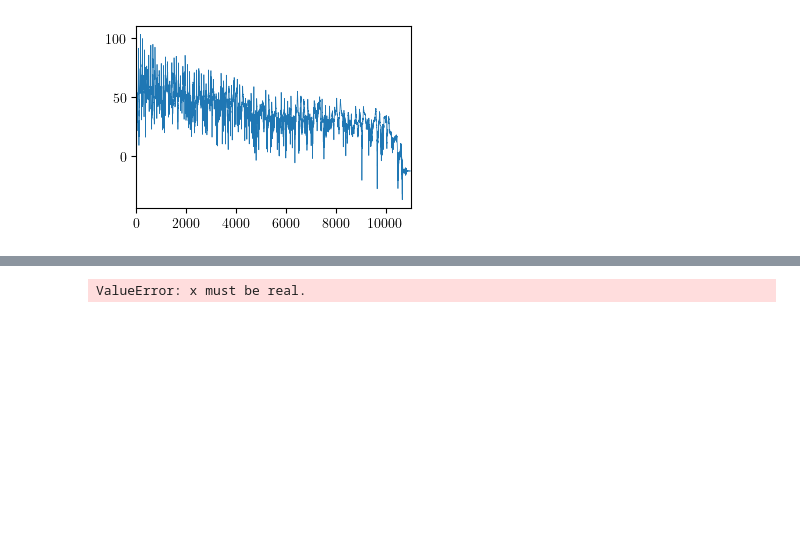
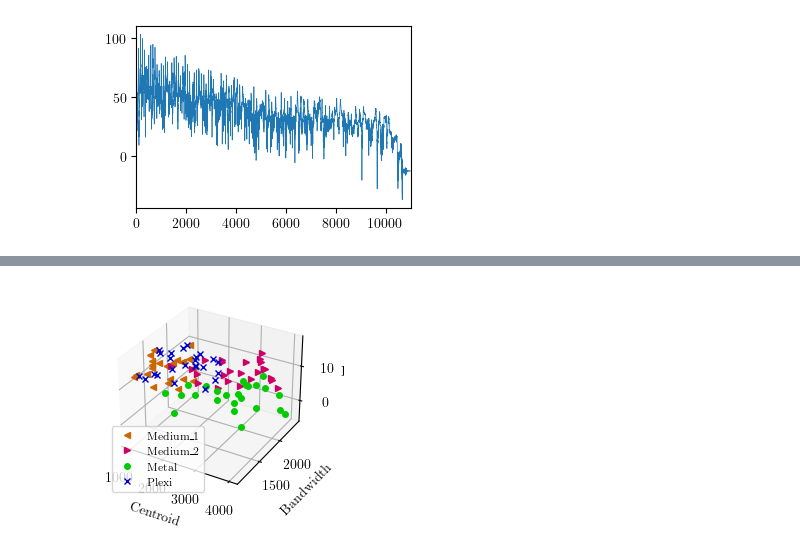
Before and after one commit to peladeaucome/ATIAM-PAM-AnalyseInstruments, a Jupyter notebook: Notebooks/come_cartographie.ipynb, the cells around one changed output, grey strips where cells are left out. Drawn from its saved outputs; the diff is of its cells as text; code cells hidden in the pictures; blank space fills up the shorter version.

```diff
--- a/Notebooks/come_cartographie.ipynb
+++ b/Notebooks/come_cartographie.ipynb
@@ -350,19 +194,6 @@ ester_factor = 10
 
 num_bands = 64
 
-## Initializing output vectors
-
-## Computations
-xHarmo, xNoise = multiband_HN(
-    x,
-    tracking_method = 'FAPI',
-    num_bands = num_bands,
-    ester_factor=ester_factor,
-    window_length=window_length,
-    hop_length=hop_length,
-    FAPI_beta = .95)
-
-
 folder_mesures = os.path.join(
     '..',
     '..',
@@ -371,7 +202,7 @@ folder_mesures = os.path.join(
 
 list_tables = ['Medium_1', 'Medium_2', 'Metal', 'Plexi']
 list_cordes = ['C_1', 'C_2', 'C_3', 'C_4', 'C_5', 'C_6']
-list_cordes = ['C_3']
+#list_cordes = ['C_3']
 list_plectres = ['P_1', 'P_2', 'P_3', 'P_4']
 
 color_list = [(.8, .4, 0), (.8, 0, .4), (0, .8, 0), (0, 0, .8)]
@@ -379,7 +210,7 @@ marker_list = ['<', '>', 'o', 'x']
 sr_hz = 16384
 
 
-plt.figure(figsize = figsize)
+ax = plt.figure(figsize = figsize).add_subplot(projection = '3d')
 for i, table_str in enumerate(list_tables):
     color  = color_list[i]
     marker = marker_list[i]
@@ -393,48 +224,51 @@ for i, table_str in enumerate(list_tables):
             file_name = os.path.join(
                 folder_mesures,
                 table_str,
                 'Corde_Acier',
                 corde_str + '_' + plectre_str+ '.mat'
             )
             data = scipy.io.loadmat(file_name)
             sr_hz_old =  data['fs'][0,0]
             x = data['acc_t'][:,0].T
 
+            start_idx = np.argmax(np.abs(sig.hilbert(x)))
+            x = x[start_idx:start_idx+int(3*sr_hz_old)]
             x = librosa.resample(x, orig_sr = sr_hz_old, target_sr = sr_hz)
             t = np.arange(len(x))/sr_hz
 
-            print('x')
-
-            xHarmo, x = multiband_HN(
-                np.real(x),
-                tracking_method = 'FAPI',
-                num_bands = num_bands,
-                ester_factor=ester_factor,
-                window_length=window_length,
-                hop_length=hop_length,
-                FAPI_beta = .95)
+            #xHarmo, xNoise = multiband_HN(
+            #    np.real(x),
+            #    tracking_method = 'FAPI',
+            #    num_bands = num_bands,
+            #    ester_factor=ester_factor,
+            #    window_length=window_length,
+            #    hop_length=hop_length,
+            #    FAPI_beta = .95)
 
             x_fft = np.fft.rfft(x)
             f = np.fft.rfftfreq(len(x), 1/sr_hz)
 
             spectral_centroid = compute_spectralCentroid(
                 x_fft, f)
             spectral_bandwidth = compute_spectralBandwidth(
-                x_fft, f, order = 4, centroid = spectral_centroid)
+                x_fft, f, order = 2, centroid = spectral_centroid)
             RMS = compute_RMS(x)
             ZCR = compute_ZCR(x)
 
             centroid_list.append(spectral_centroid)
             bandwidth_list.append(spectral_bandwidth)
             RMS_list.append(dB20(RMS))
             ZCR_list.append(ZCR)
-    plt.plot(RMS_list, ZCR_list, linestyle = ' ', marker = marker, color = color, label = table_str, markersize = 4)
-    plt.xlabel('RMS')
-    plt.ylabel('ZCR')
+    ax.plot(centroid_list, bandwidth_list, zs = RMS_list, linestyle = ' ', marker = marker, color = color, label = table_str, markersize = 4)
+ax.set_xlabel('Centroid')
+ax.set_ylabel('Bandwidth')
+ax.set_zlabel('RMS')
+#ax.set_title('Données mesurées')
 plt.legend(prop = {'size' : 8})
+plt.tight_layout()
 plt.show()
 # %% [output]
-ValueError: x must be real.
+[figure, added]
 # %%
 folder_mesures = os.path.join(
     '..',
```
Also changed, not shown: parts of 12 cells of this notebook, 2 other files.
